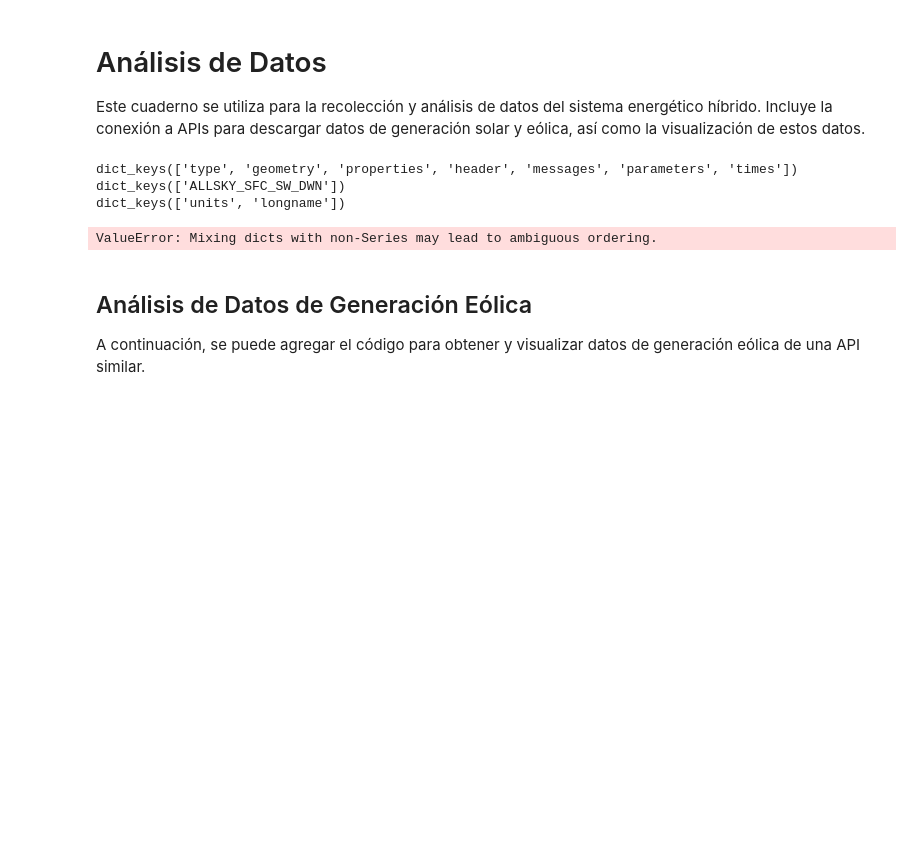
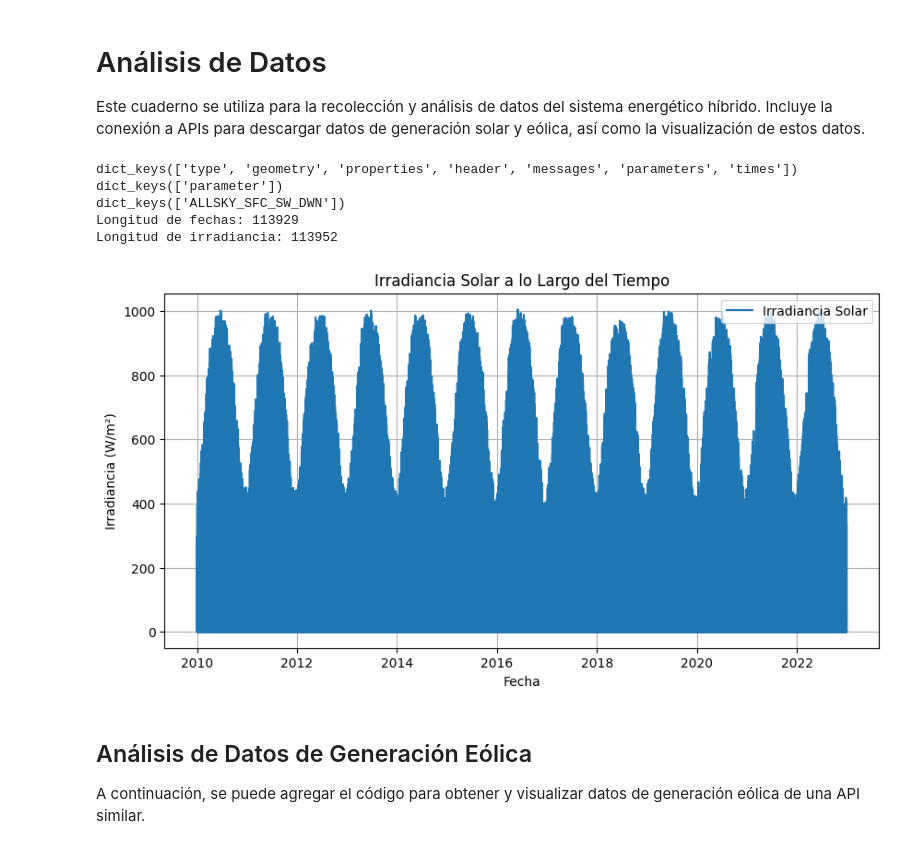
Before and after one commit to daamo31/EnergeticModel, a Jupyter notebook: optimizacion-simulacion-sistema-energetico/notebooks/data_analysis.ipynb, the cells around one changed output. Saved outputs shown, nothing was run; the diff lists cells and outputs as text; code cells hidden in the pictures; blank space fills up the shorter version.

```diff
--- a/optimizacion-simulacion-sistema-energetico/notebooks/data_analysis.ipynb
+++ b/optimizacion-simulacion-sistema-energetico/notebooks/data_analysis.ipynb
@@ -6,6 +6,7 @@ Este cuaderno se utiliza para la recolección y análisis de datos del sistema e
 import pandas as pd
 import matplotlib.pyplot as plt
 import requests
+import numpy as np
 
 # Función para obtener datos de la API de Power Nasa
 def obtener_datos_nrel(api_url):
@@ -14,42 +15,53 @@ def obtener_datos_nrel(api_url):
         return response.json()
     else:
         raise Exception('Error al obtener datos de NREL')
 
 # URL de ejemplo para obtener datos de irradiancia solar
 url_irradiancia = 'https://power.larc.nasa.gov/api/temporal/hourly/point?start=20100101&end=20221231&latitude=41.66&longitude=-0.88&community=re&parameters=ALLSKY_SFC_SW_DWN&format=json&user=EnergeticHIbrid&header=true&time-standard=lst'
 
 # Obtener datos de irradiancia
 datos_irradiancia = obtener_datos_nrel(url_irradiancia)
 
-# Procesar y visualizar los datos
-import numpy as np
-
 # Inspeccionar la estructura de datos_irradiancia
 print(datos_irradiancia.keys())
-print(datos_irradiancia['parameters'].keys())
-print(datos_irradiancia['parameters']['ALLSKY_SFC_SW_DWN'].keys())
+print(datos_irradiancia['properties'].keys())
+print(datos_irradiancia['properties']['parameter'].keys())
 
 # Extraer datos de irradiancia y fechas
-irradiancia = datos_irradiancia['parameters']['ALLSKY_SFC_SW_DWN']['hourly']
-fechas = pd.date_range(start=datos_irradiancia['header']['start'], end=datos_irradiancia['header']['end'], freq='H')
+irradiancia = datos_irradiancia['properties']['parameter']['ALLSKY_SFC_SW_DWN']
+fechas = pd.date_range(start='2010-01-01', end='2022-12-31', freq='h')
+
+# Convertir el diccionario de irradiancia a una lista ordenada por fecha
+irradiancia = [irradiancia[key] for key in sorted(irradiancia.keys())]
+
+# Verificar las longitudes de las listas
+print(f"Longitud de fechas: {len(fechas)}")
+print(f"Longitud de irradiancia: {len(irradiancia)}")
+
+# Ajustar las longitudes de las listas para que coincidan
+min_length = min(len(fechas), len(irradiancia))
+fechas = fechas[:min_length]
+irradiancia = irradiancia[:min_length]
 
 # Crear DataFrame
 df_irradiancia = pd.DataFrame({'fecha': fechas, 'irradiancia': irradiancia})
 
 # Visualizar los datos
 plt.figure(figsize=(10, 5))
 plt.plot(df_irradiancia['fecha'], df_irradiancia['irradiancia'], label='Irradiancia Solar')
 plt.title('Irradiancia Solar a lo Largo del Tiempo')
 plt.xlabel('Fecha')
 plt.ylabel('Irradiancia (W/m²)')
 plt.legend()
 plt.grid()
 plt.show()
 # %% [output]
 dict_keys(['type', 'geometry', 'properties', 'header', 'messages', 'parameters', 'times'])
+dict_keys(['parameter'])
 dict_keys(['ALLSKY_SFC_SW_DWN'])
-dict_keys(['units', 'longname'])
+Longitud de fechas: 113929
+Longitud de irradiancia: 113952
-ValueError: Mixing dicts with non-Series may lead to ambiguous ordering.
+[figure, added]
 # %% [markdown]
 ## Análisis de Datos de Generación Eólica
 
```
Also changed, not shown: parts of 1 cell of this notebook, 4 other files.
